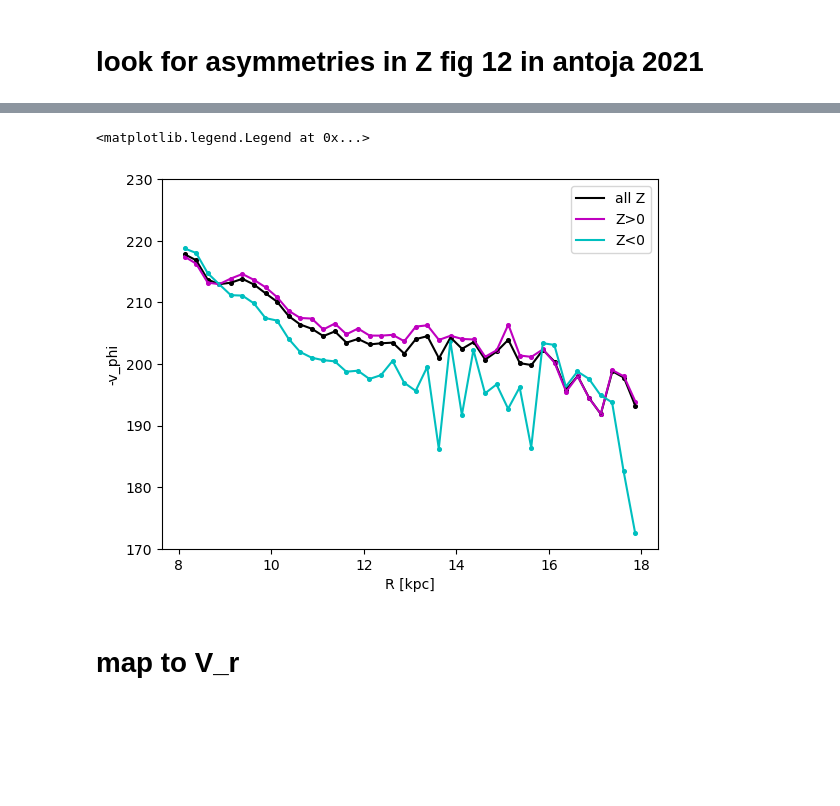
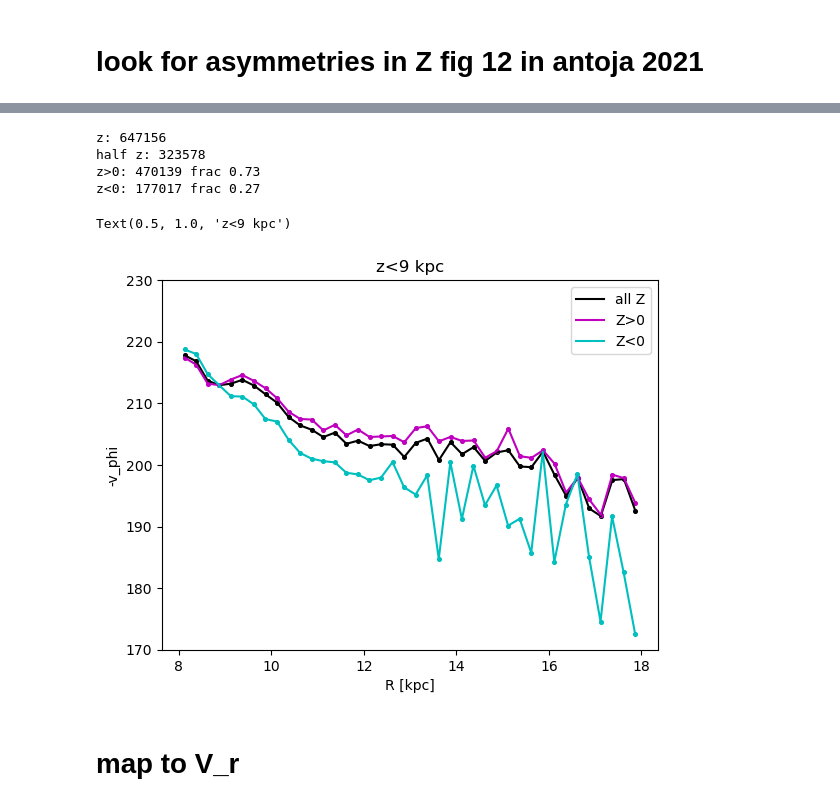
Before and after one commit to mikalambert/UCSC_DESI_MW, a Jupyter notebook: desi_map_iron-ridges_plot.ipynb, the cells around one changed output, grey strips where cells are left out. Saved outputs shown, nothing was run; the diff lists cells and outputs as text; code cells hidden in the pictures; blank space fills up the shorter version.

```diff
--- a/desi_map_iron-ridges_plot.ipynb
+++ b/desi_map_iron-ridges_plot.ipynb
@@ -986,11 +1148,16 @@ r, phi, z, v_r, v_phi, v_z = phase_spiral_values(dist,
                                                  pmra,
                                                  pmdec,
                                                  vrad, dist_max = 15, dist_min=0)
-ind500 = np.where(((abs(z))<=8)&
+ind500 = np.where(((abs(z))<=9)&
                   (abs(phi)>170)&(abs(phi)<190)&
                   (r>8.)&(r<18.)&
                   #(abs(v_z)<10)&
                   (v_phi<np.nanpercentile(v_phi, 80.))&(v_phi>np.nanpercentile(v_phi, 1.)))
+
+print('z:',len(z[ind500]))
+print('half z:',len(z[ind500])//2)
+print('z>0:',len(np.where(z[ind500]>0)[0]), 'frac', np.round(len(np.where(z[ind500]>0)[0])/len(z[ind500]), 2))
+print('z<0:',len(np.where(z[ind500]<0)[0]), 'frac', np.round(len(np.where(z[ind500]<0)[0])/len(z[ind500]), 2))
 
 r_all = r[ind500]
 v_phi_all = -v_phi[ind500]
@@ -1024,35 +1191,40 @@ plt.scatter(bin_centers, bin_means, c='k', s=7)
 ##################################################################################
 
 bin_means, bin_edges, binnumber = stats.binned_statistic(r_z_gr_0, v_phi_z_gr_0,
         statistic='median', bins=binns)
 bin_width = (bin_edges[1] - bin_edges[0])
 bin_centers = bin_edges[1:] - bin_width/2
 
 #plt.hlines(bin_means, bin_edges[:-1], bin_edges[1:], colors='g', lw=2,label='binned statistic of data')
 plt.plot(bin_centers, bin_means, 'm', label='Z>0')
 plt.scatter(bin_centers, bin_means, c='m', s=7)
 
 ##################################################################################
 ##################################################################################
 ##################################################################################
 
 bin_means, bin_edges, binnumber = stats.binned_statistic(r_z_ls_0, v_phi_z_ls_0,
         statistic='median', bins=binns)
 bin_width = (bin_edges[1] - bin_edges[0])
 bin_centers = bin_edges[1:] - bin_width/2
 
 #plt.hlines(bin_means, bin_edges[:-1], bin_edges[1:], colors='g', lw=2,label='binned statistic of data')
 plt.plot(bin_centers, bin_means, 'c', label='Z<0')
 plt.scatter(bin_centers, bin_means, c='c', s=7)
 
 
 plt.ylim(170, 230)
 plt.ylabel('-v_phi')
 plt.xlabel('R [kpc]')
 plt.legend(fontsize=10)
+plt.title('z<9 kpc')
 # %% [output]
-<matplotlib.legend.Legend at 0x...>
+z: 647156
+half z: 323578
+z>0: 470139 frac 0.73
+z<0: 177017 frac 0.27
+Text(0.5, 1.0, 'z<9 kpc')
-[figure, old version]
+[figure, new version]
 # %% [markdown]
 # map to V_r
 # %%
```
Also changed, not shown: parts of 12 cells of this notebook, 4 other files.
